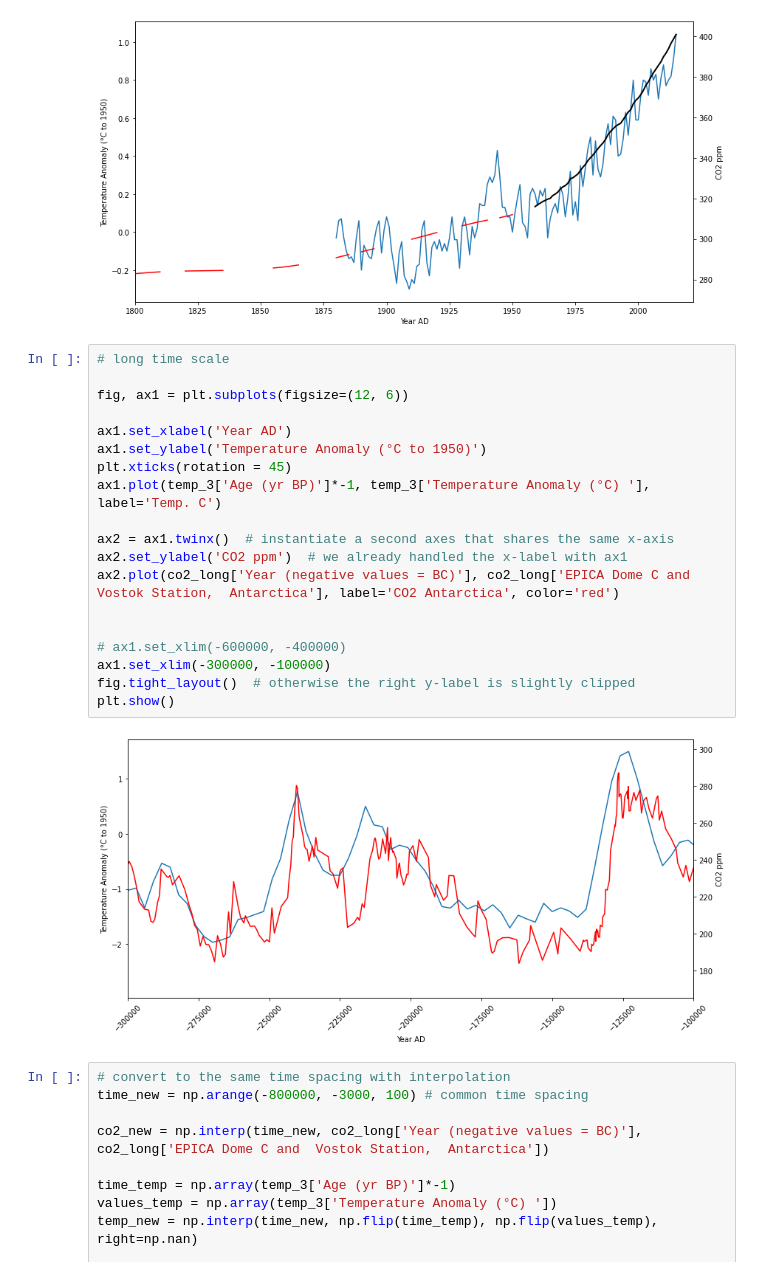
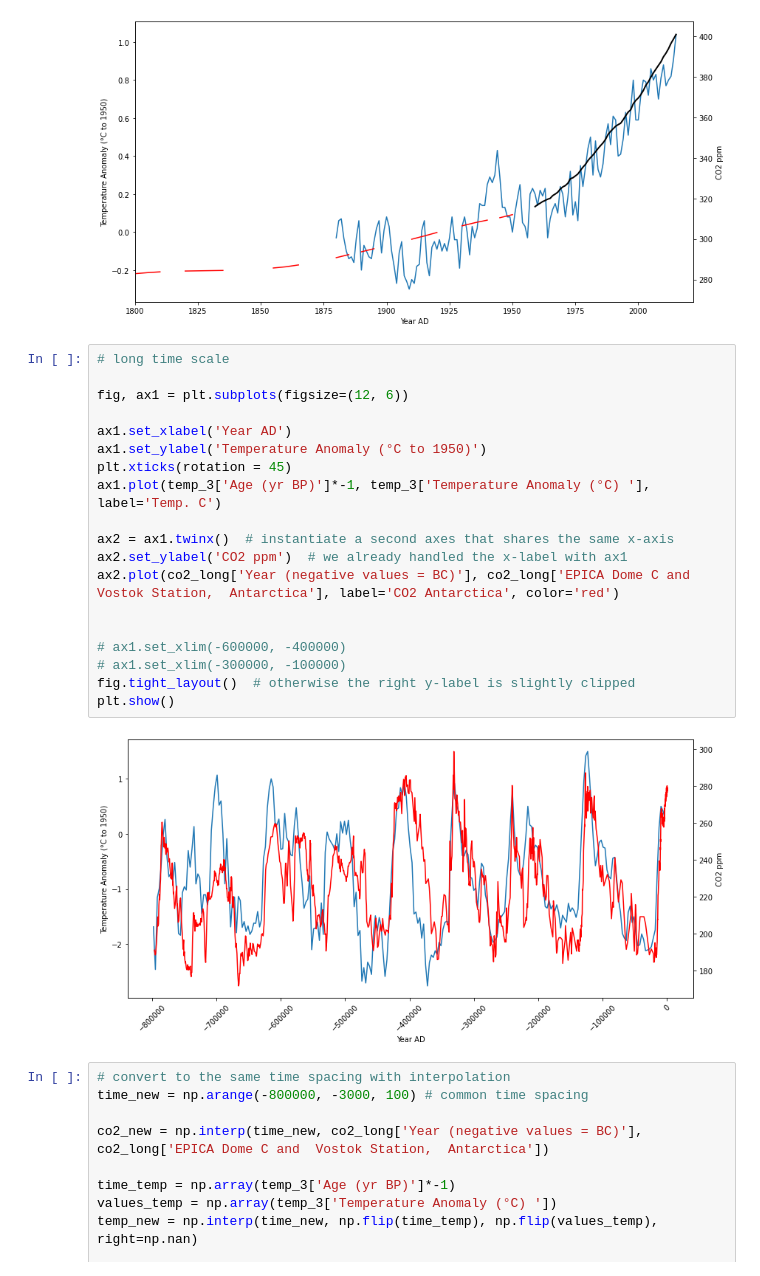
Before and after one commit to Gorkowski/Atmospheric_Science_Class, a Jupyter notebook: Classes/Part1/Lec6b_long_climate_CO2_data.ipynb, the cells around one changed output. Drawn from its saved outputs; the diff is of its cells as text.

```diff
--- a/Classes/Part1/Lec6b_long_climate_CO2_data.ipynb
+++ b/Classes/Part1/Lec6b_long_climate_CO2_data.ipynb
@@ -37,24 +37,24 @@ plt.show()
 # %%
 # long time scale
 
 fig, ax1 = plt.subplots(figsize=(12, 6))
 
 ax1.set_xlabel('Year AD')
 ax1.set_ylabel('Temperature Anomaly (°C to 1950)')
 plt.xticks(rotation = 45)
 ax1.plot(temp_3['Age (yr BP)']*-1, temp_3['Temperature Anomaly (°C) '], label='Temp. C')
 
 ax2 = ax1.twinx()  # instantiate a second axes that shares the same x-axis
 ax2.set_ylabel('CO2 ppm')  # we already handled the x-label with ax1
 ax2.plot(co2_long['Year (negative values = BC)'], co2_long['EPICA Dome C and  Vostok Station,  Antarctica'], label='CO2 Antarctica', color='red')
 
 
 # ax1.set_xlim(-600000, -400000)
-ax1.set_xlim(-300000, -100000)
+# ax1.set_xlim(-300000, -100000)
 fig.tight_layout()  # otherwise the right y-label is slightly clipped
 plt.show()
 # %% [output]
-[figure, old version]
+[figure, new version]
 # %%
 # convert to the same time spacing with interpolation
 time_new = np.arange(-800000, -3000, 100) # common time spacing
```
Also changed, not shown: 1 other file.
